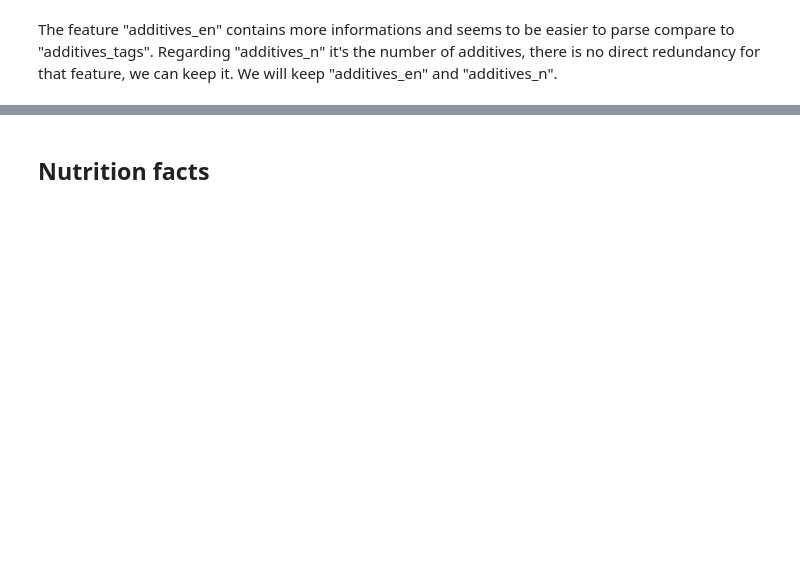
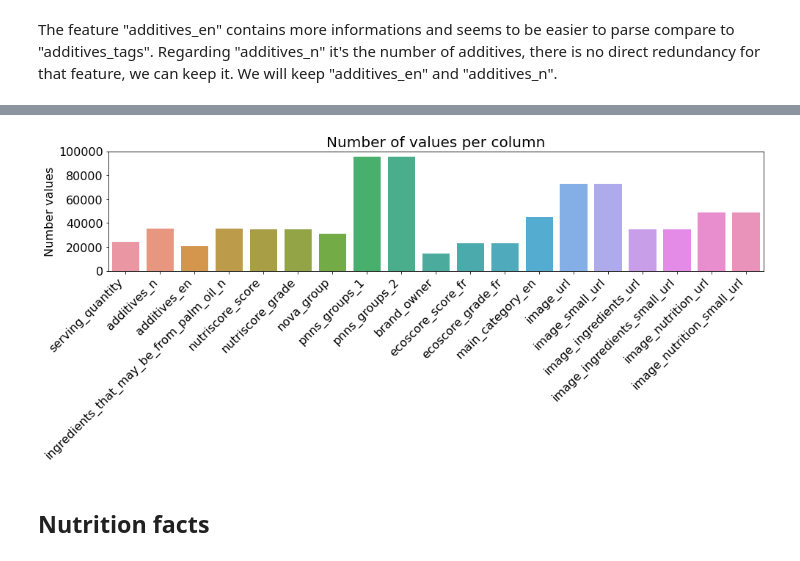
Before and after one commit to curiousmindflow/oc-ml-p2, a Jupyter notebook: preparation.ipynb, the cells around one changed output, grey strips where cells are left out. Saved outputs shown, nothing was run; the diff lists cells and outputs as text; code cells hidden in the pictures; blank space fills up the shorter version.

```diff
--- a/preparation.ipynb
+++ b/preparation.ipynb
@@ -733,0 +856,22 @@ misc_features = [
+# %%
+misc_features = [
+    "serving_quantity",
+    "additives_n",
+    "additives_en",
+    "ingredients_that_may_be_from_palm_oil_n",
+    "nutriscore_score",
+    "nutriscore_grade",
+    "nova_group",
+    "pnns_groups_1",
+    "pnns_groups_2",
+    "brand_owner",
+    "ecoscore_score_fr",
+    "ecoscore_grade_fr",
+    "main_category_en",
+    "image_url",
+    "image_small_url",
+    "image_ingredients_url",
+    "image_ingredients_small_url",
+    "image_nutrition_url",
+    "image_nutrition_small_url"
+]
@@ -734,2 +890,14 @@ misc_features = [
+# %%
+plt.figure(figsize=(16,3))
+
+barplot = sns.barplot(x=misc[misc_features].columns, y=misc[misc_features].apply(lambda row: row.count(), axis=0))
+
+plt.title("Number of values per column", size=20)
+plt.xticks(rotation=45, size=16, ha="right")
+plt.yticks(size=16)
+plt.ylabel("Number values", size=16)
+plt.show()
+# %% [output]
+[figure, added]
 # %% [markdown]
 ## Nutrition facts
```
Also changed, not shown: parts of 79 cells of this notebook.
